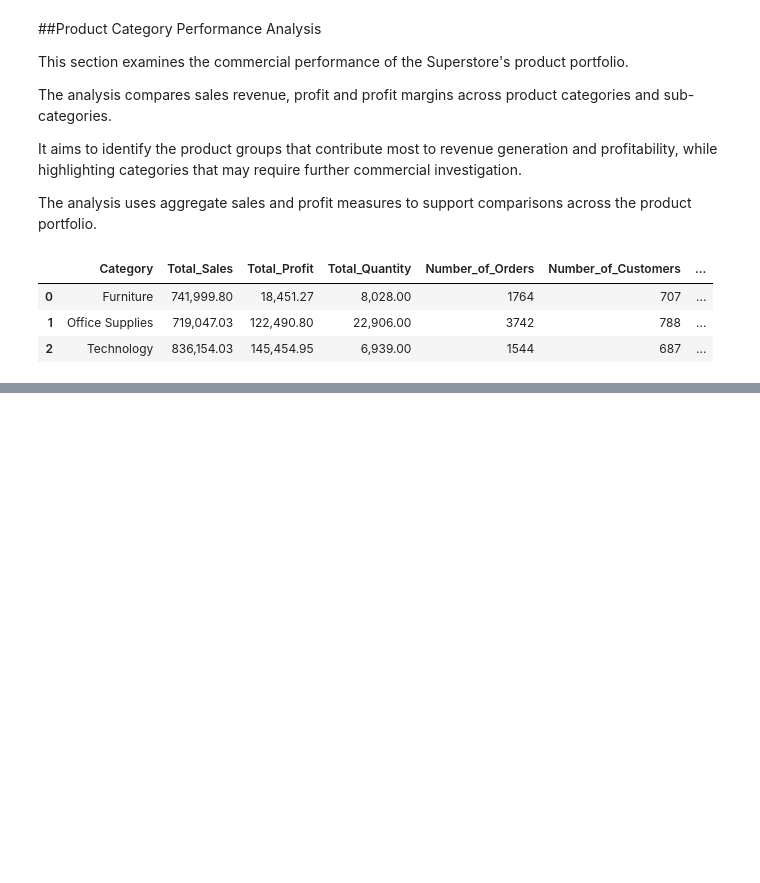
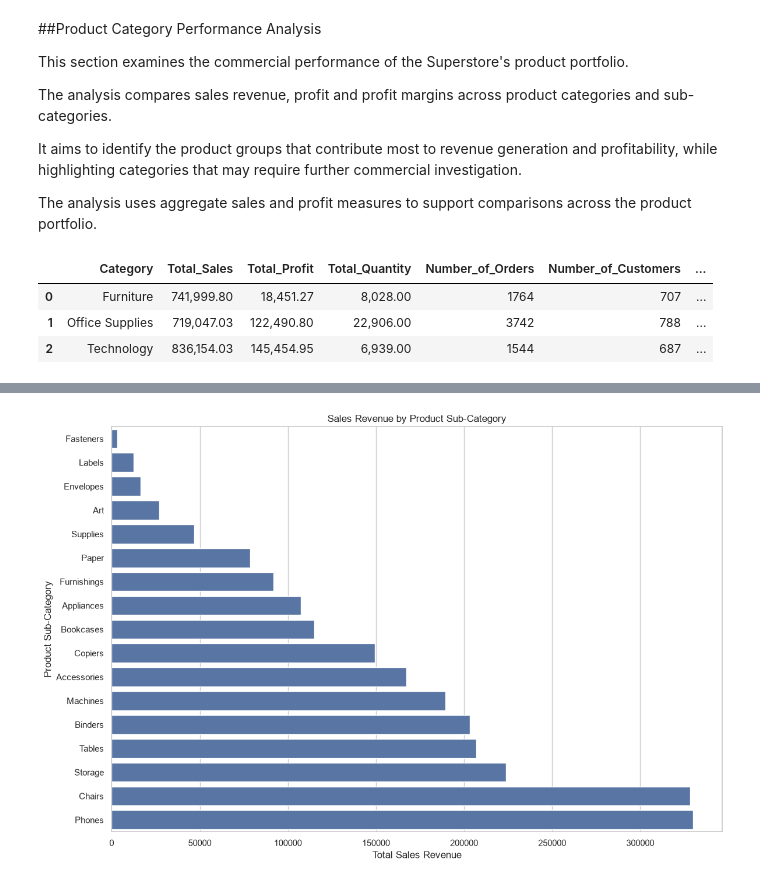
Before and after one commit to BrianKarimi/datheon_data, a Jupyter notebook: notebooks/superstore_sales.ipynb, the cells around one changed output, grey strips where cells are left out. Cells and saved outputs as stored; diff of their text form; code cells hidden in the pictures; blank space fills up the shorter version.

```diff
--- a/notebooks/superstore_sales.ipynb
+++ b/notebooks/superstore_sales.ipynb
@@ -573,0 +623,23 @@ plt.show()
+# %%
+#performance by product sub-category
+
+subcategory_performance = (
+    df_clean.groupby(["Category", "Sub-Category"])
+    .agg(
+        Total_Sales=("Sales", "sum"),
+        Total_Profit=("Profit", "sum"),
+        Total_Quantity=("Quantity", "sum"),
+        Number_of_Orders=("Order ID", "nunique")
+    )
+    .reset_index()
+)
+
+# profit margin
+subcategory_performance["Profit_Margin_%"] = (
+    subcategory_performance["Total_Profit"] /
+    subcategory_performance["Total_Sales"] * 100
+)
+
+
+
+subcategory_performance.round(2)
@@ -573,0 +699,20 @@ plt.show()
+# %%
+#Visualisation
+plt.figure(figsize=(12, 8))
+
+sns.barplot(
+    data=subcategory_performance.sort_values(
+        "Total_Sales", ascending=True
+    ),
+    x="Total_Sales",
+    y="Sub-Category"
+)
+
+plt.title("Sales Revenue by Product Sub-Category")
+plt.xlabel("Total Sales Revenue")
+plt.ylabel("Product Sub-Category")
+
+plt.tight_layout()
+plt.show()
+# %% [output]
+[figure, added]
```
Also changed, not shown: parts of 6 cells of this notebook.
